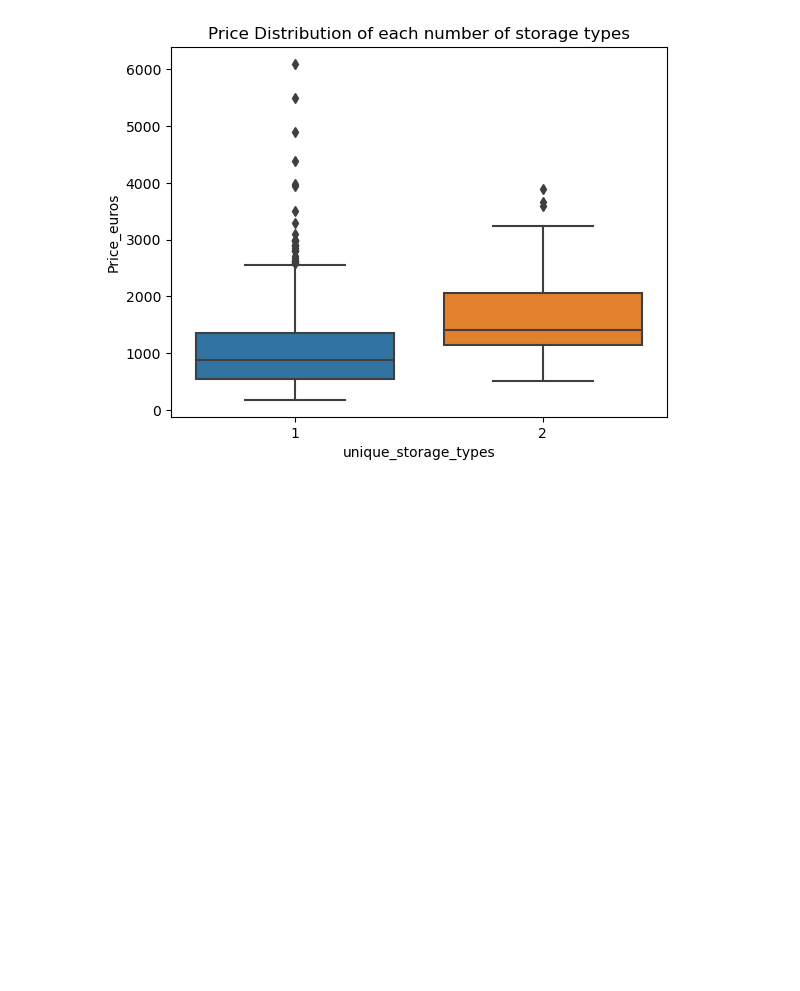
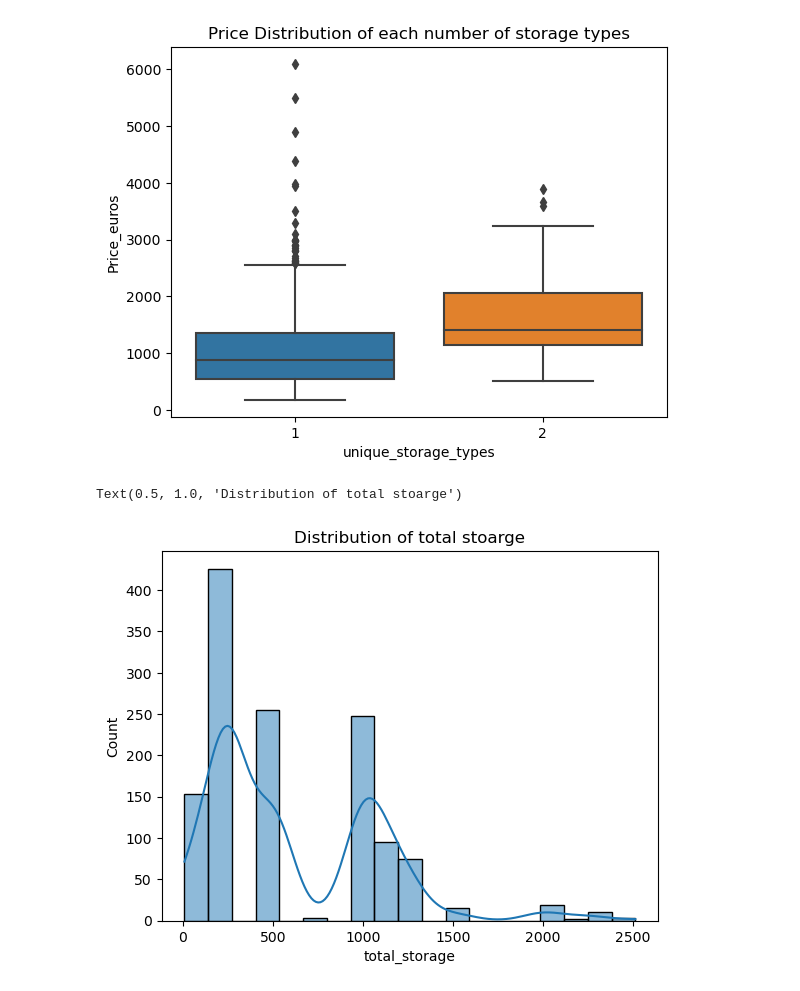
Before and after one commit to Ezzaldin97/Laptop-Price-Prediction-App, a Jupyter notebook: dev/cleaning_EDA.ipynb, the cells around one changed output. Drawn from its saved outputs; the diff is of its cells as text; code cells hidden in the pictures; blank space fills up the shorter version.

```diff
--- a/dev/cleaning_EDA.ipynb
+++ b/dev/cleaning_EDA.ipynb
@@ -257,3 +271,25 @@ plt.title("Price Distribution of each number of storage types")
 # %% [output]
 Text(0.5, 1.0, 'Price Distribution of each number of storage types')
 [figure]
+# %%
+def handle_storage_space(x):
+    pattern = "\d+"
+    spaces_lst = []
+    for val in x.split():
+        if "GB" in val or "TB" in val:
+            if "TB" in val:
+                spaces_lst.append(int(re.findall("\d+", val)[0])*1000)
+            else:
+                spaces_lst.append(int(re.findall("\d+", val)[0]))
+    return sum(spaces_lst)
+# %%
+df["total_storage"] = df["Memory"].apply(handle_storage_space)
+# %%
+df.drop("Memory", axis = 1, inplace = True)
+# %%
+# check distribution of total storage and correlation...
+sns.histplot(data = df, x = "total_storage", kde = True)
+plt.title("Distribution of total stoarge")
+# %% [output]
+Text(0.5, 1.0, 'Distribution of total stoarge')
+[figure, added]
```
Also changed, not shown: parts of 8 cells of this notebook.
